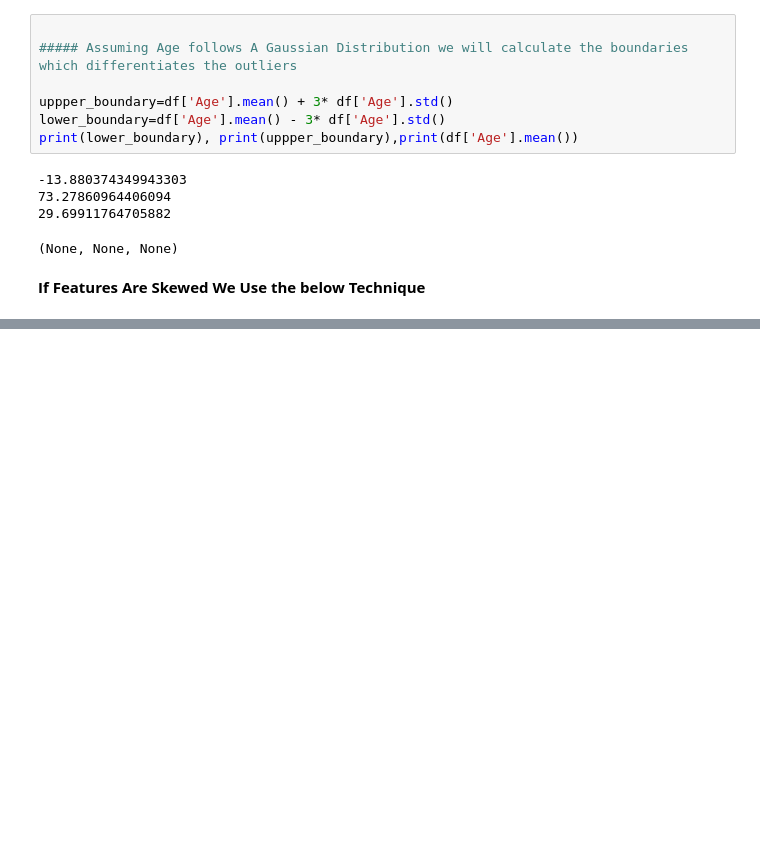
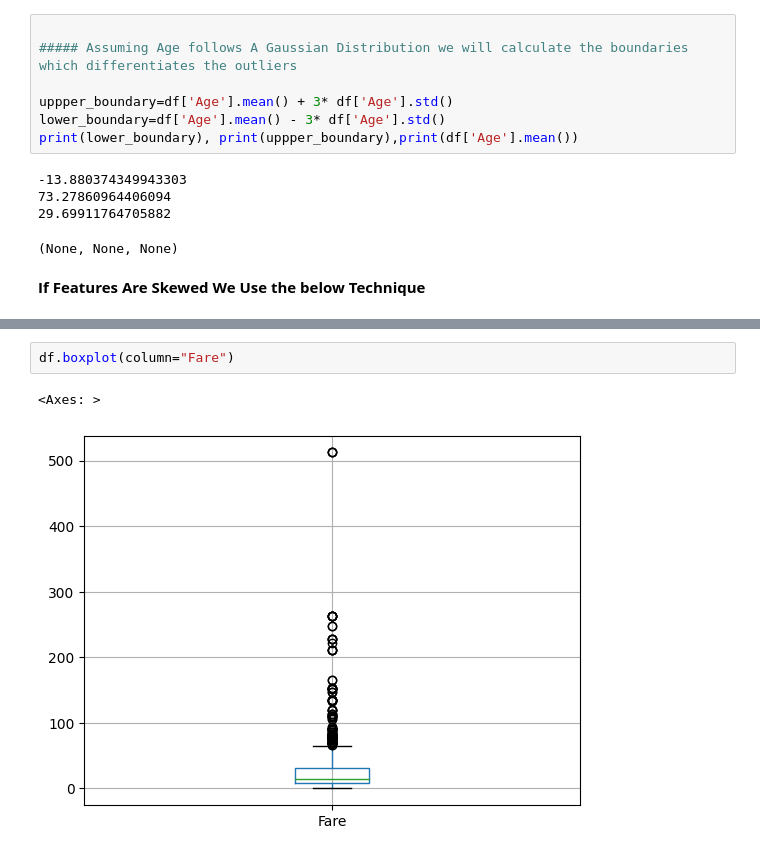
Before and after one commit to BuragayalaPraneetha/Feature-Selection, a Jupyter notebook: Outliers.ipynb, the cells around one changed output, grey strips where cells are left out. Saved outputs shown, nothing was run; the diff lists cells and outputs as text; blank space fills up the shorter version.

```diff
--- a/Outliers.ipynb
+++ b/Outliers.ipynb
@@ -106,0 +115,5 @@ print(lower_boundary), print(uppper_boundary),print(df['Age'].mean())
+# %%
+df.boxplot(column="Fare")
+# %% [output]
+<Axes: >
+[figure, added]
```
Also changed, not shown: parts of 11 cells of this notebook.
